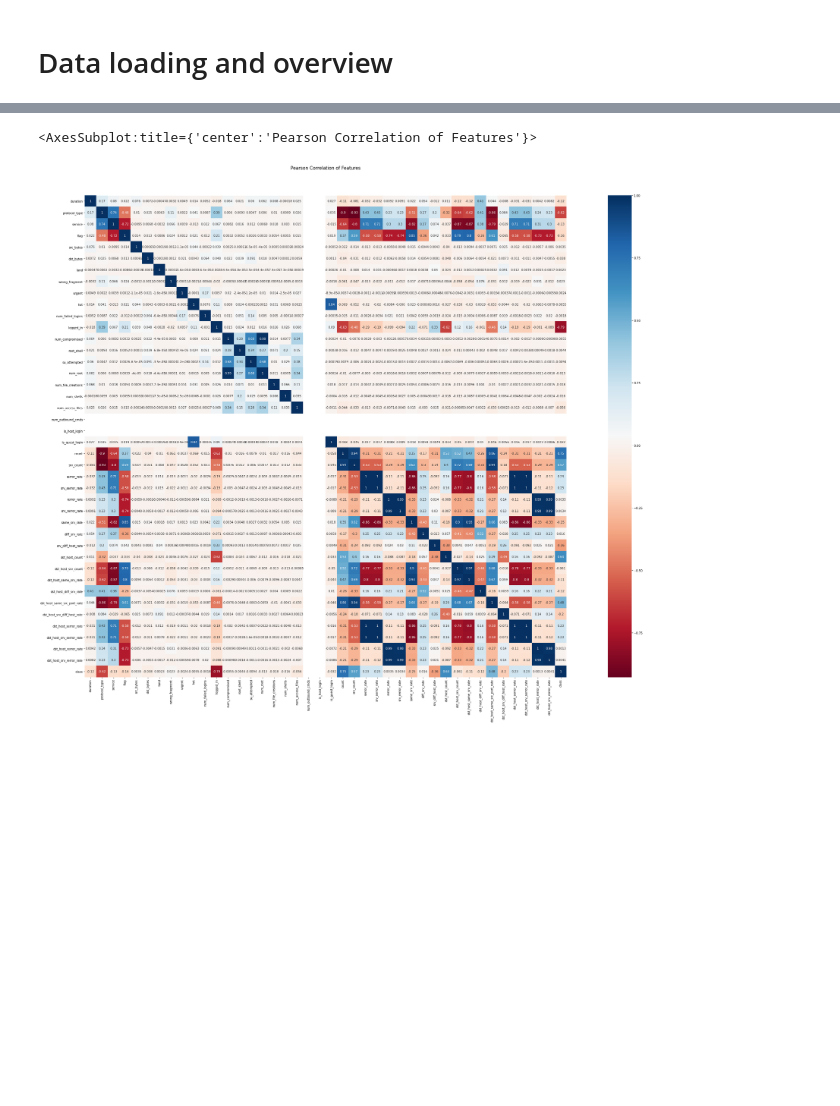
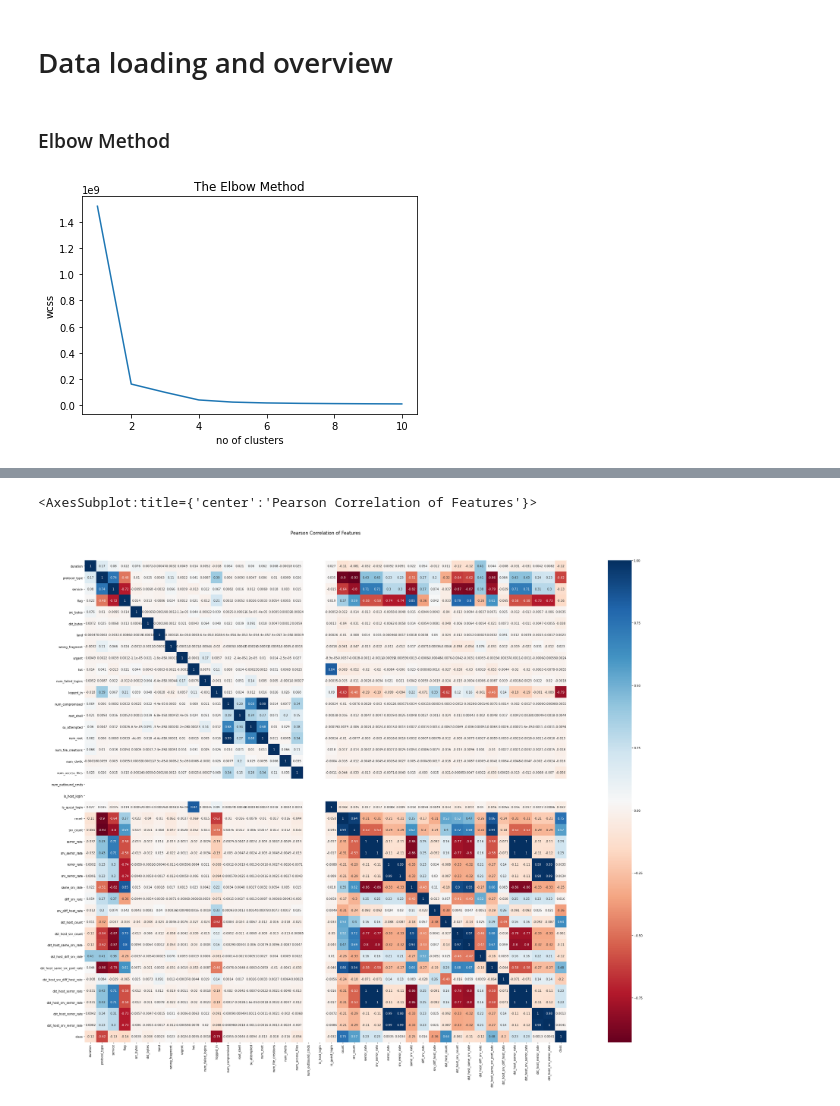
Before and after one commit to jnferreira/ADES-Kaggle, a Jupyter notebook: KMEANS.ipynb, the cells around one changed output, grey strips where cells are left out. Cells and saved outputs as stored; diff of their text form; code cells hidden in the pictures; blank space fills up the shorter version.

```diff
--- a/KMEANS.ipynb
+++ b/KMEANS.ipynb
@@ -32,4 +36,23 @@ train_df[minColumns] = train_df[minColumns] * ((train_df[minColumns].max(axis=0)
 # %%
 y = train_df['class']
 X = train_df.drop(['class'], axis=1)
+# %% [markdown]
+### Elbow Method
+# %%
+from sklearn.cluster import KMeans
+
+score = []
+
+for cluster in range(1,11):
+    kmeans = KMeans(n_clusters = cluster, init="k-means++", random_state=10)
+    kmeans.fit(X)
+    score.append(kmeans.inertia_)
+
+plt.plot(range(1,11), score)
+plt.title('The Elbow Method')
+plt.xlabel('no of clusters')
+plt.ylabel('wcss')
+plt.show()
+# %% [output]
+[figure, added]
 # %%
```
Also changed, not shown: parts of 7 cells of this notebook, 11 other files.
